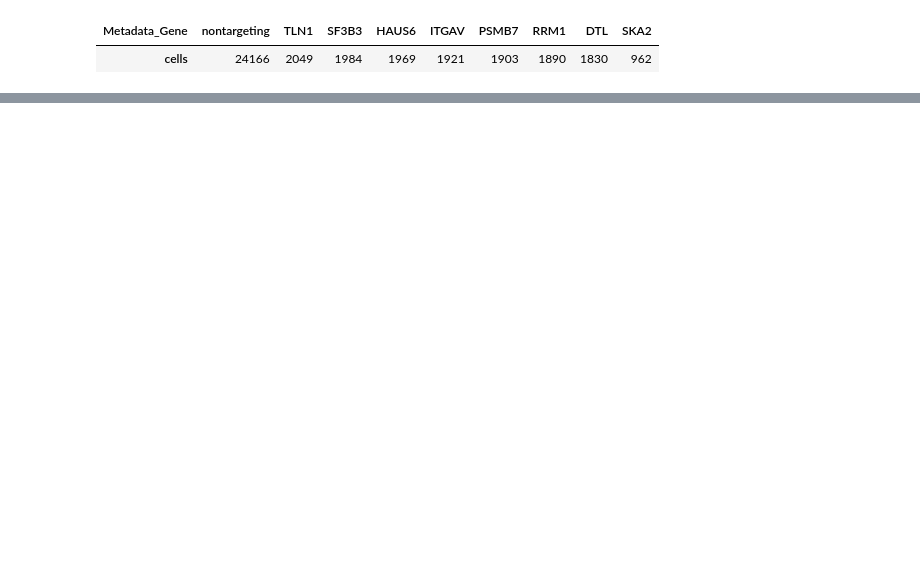
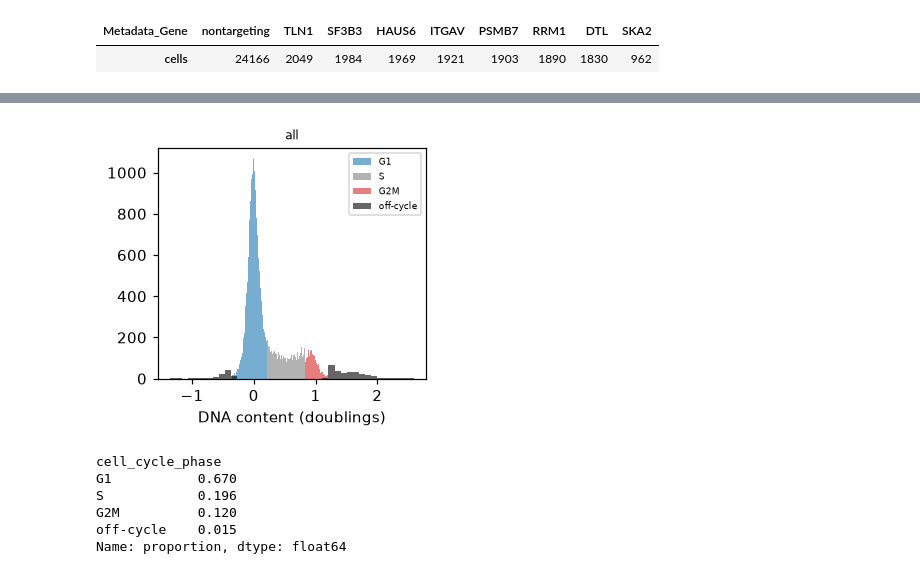
Before and after one commit to scverse/mantispy, a Jupyter notebook: docs/tutorials/single_cells/cell_cycle.ipynb, the cells around one changed output, grey strips where cells are left out. Saved outputs shown, nothing was run; the diff lists cells and outputs as text; code cells hidden in the pictures; blank space fills up the shorter version.

```diff
--- a/docs/tutorials/single_cells/cell_cycle.ipynb
+++ b/docs/tutorials/single_cells/cell_cycle.ipynb
@@ -65,6 +63,0 @@ place on the cycle.
-# %%
-mt.tl.fit_cell_cycle(cells, reference="negcon")
-model = cells.uns["mantispy"]["cell_cycle"]
-print("control shares of G1, S and G2M:", np.round(model["fractions"], 3))
-print("off-cycle bounds:", np.round(model["off_cycle"], 2))
-pd.Series(model["gate"]).round(3)
@@ -254,0 +80,17 @@ plate would show up in this check.
+# %%
+mt.tl.fit_cell_cycle(cells, reference="negcon", qc_features=("Nuclei_AreaShape_Area", "Nuclei_AreaShape_Solidity"))
+model = cells.uns["mantispy"]["cell_cycle"]
+edges = -np.log2(1 - np.cumsum(model["fractions"])[:2] / 2)  # the ages of a growing population, in cycles
+print("share of the cycle in G1, S and G2M:", np.round(np.diff(np.r_[0, edges, 1]), 2))
+pd.Series(
+    {
+        "passed the check": model["passed"],
+        "2N peak (doublings)": round(model["peaks"][0], 3),
+        "4N peak (doublings)": round(model["peaks"][1], 3),
+        "2N peak width (doublings)": round(model["sd"], 3),
+        "share in G1": round(model["fractions"][0], 2),
+        "share in S": round(model["fractions"][1], 2),
+        "share in G2M": round(model["fractions"][2], 2),
+        "share off the cycle": round(model["off_cycle"], 3),
+    }
+)
@@ -254,0 +153,14 @@ plate would show up in this check.
+# %%
+controls = cells[cells.obs["Metadata_Control_Type"] == "negcon"]
+mt.pl.cell_cycle(controls, dna_feature="Metadata_DNAContent", key="cell_cycle_phase", by=None)
+plt.gca().set_xlabel("DNA content (doublings)")
+plt.show()
+controls.obs["cell_cycle_phase"].value_counts(normalize=True).round(3)
+# %% [output]
+[figure, added]
+cell_cycle_phase
+G1           0.670
+S            0.196
+G2M          0.120
+off-cycle    0.015
+Name: proportion, dtype: float64
```
Also changed, not shown: parts of 45 cells of this notebook, 11 other files.
